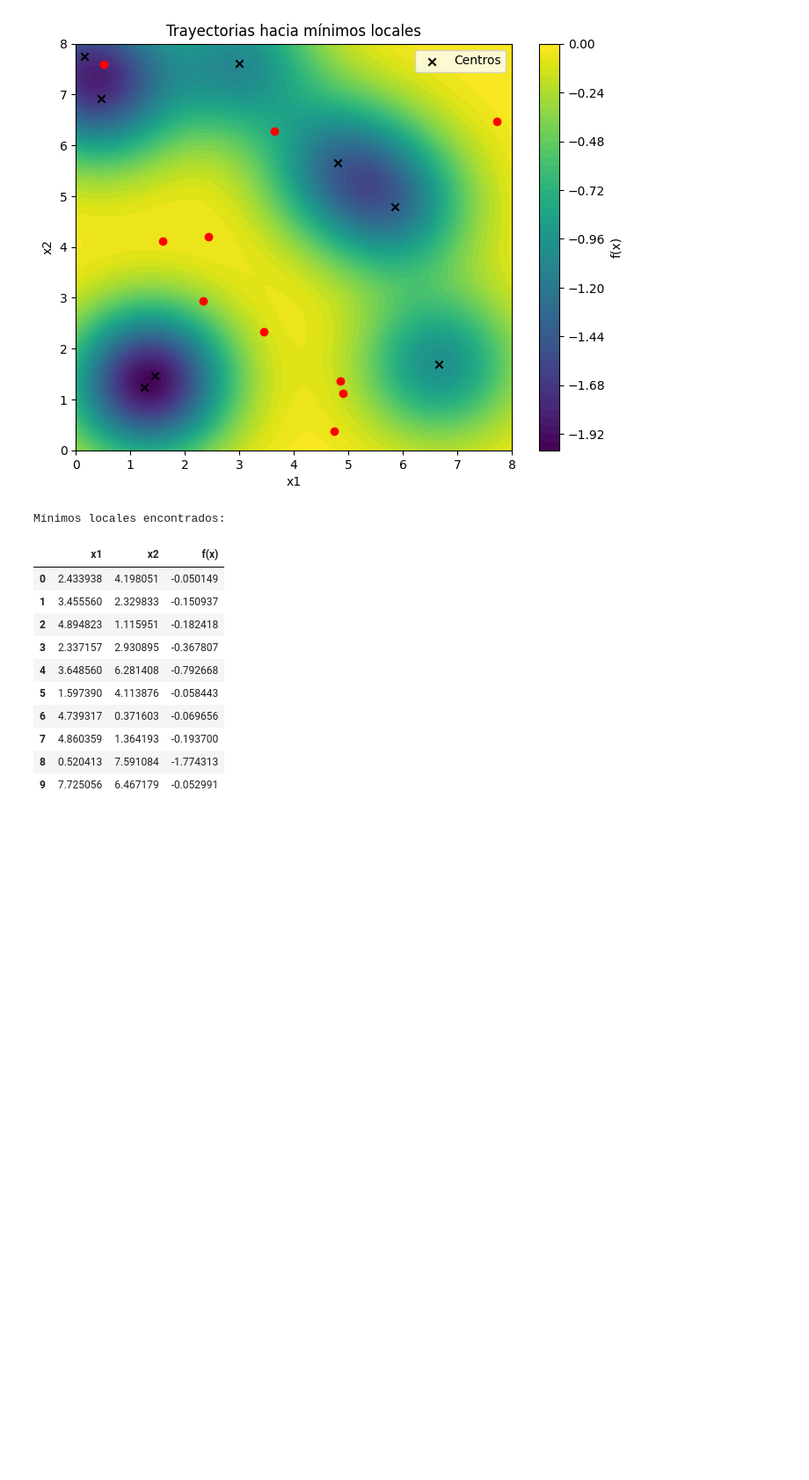
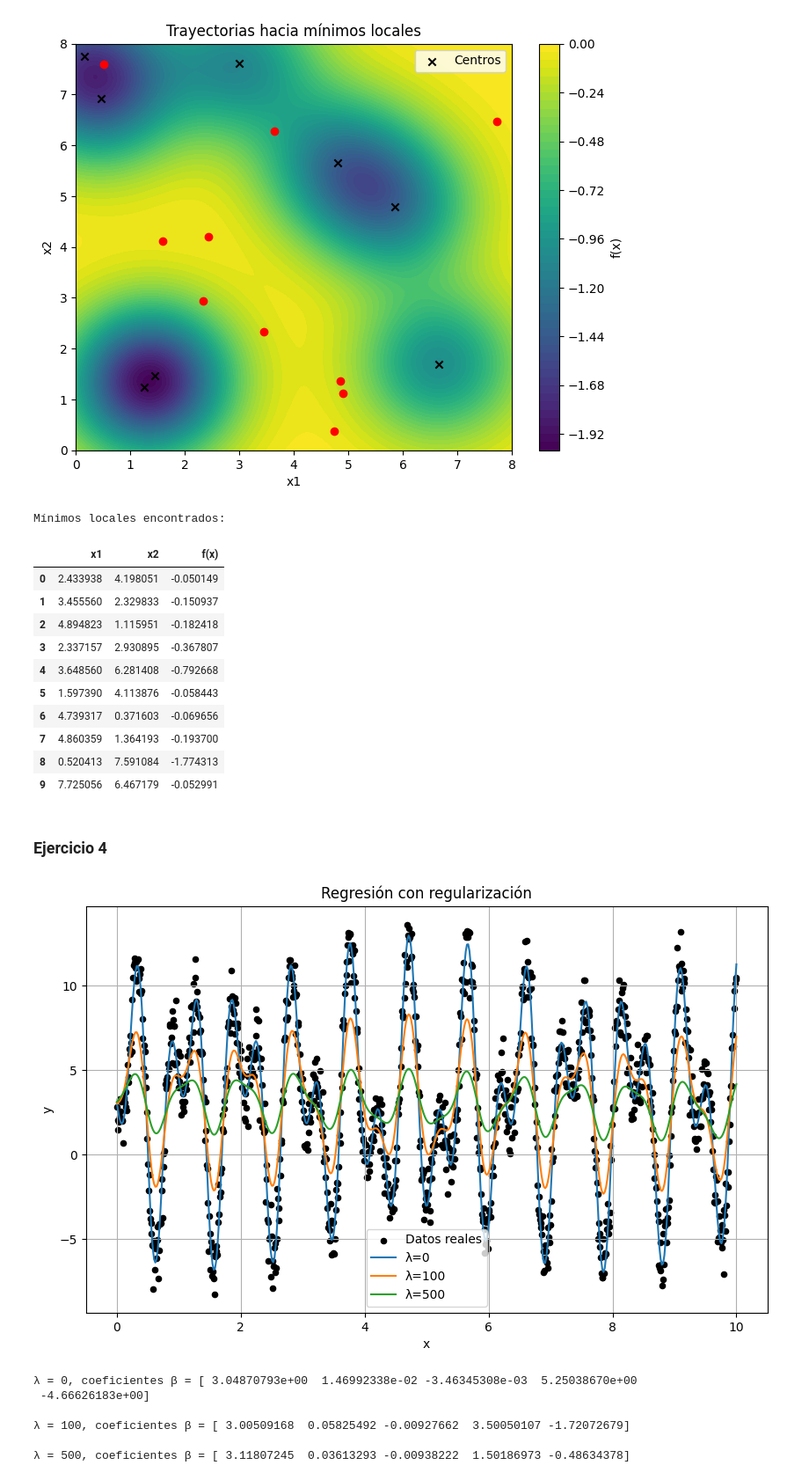
Before and after one commit to JPS4321/Lab3-MoSi, a Jupyter notebook: Lab3.ipynb, the cells around one changed output. Shown at 88% size. Cells and saved outputs as stored; diff of their text form; code cells hidden in the pictures; blank space fills up the shorter version.

Commit message:
Feat: Exercise 4 completed and added Lab3 data
Also refactored the name of exercise 5 to exercise 3

```diff
--- a/Lab3.ipynb
+++ b/Lab3.ipynb
@@ -93,3 +93,71 @@ Mínimos locales encontrados:
 | 7 | 4.860359 | 1.364193 | -0.193700 |
 | 8 | 0.520413 | 7.591084 | -1.774313 |
 | 9 | 7.725056 | 6.467179 | -0.052991 |
+# %% [markdown]
+### **Ejercicio 4**
+# %%
+import numpy as np
+import pandas as pd
+import matplotlib.pyplot as plt
+from scipy.optimize import minimize
+
+data = pd.read_csv("datos_lab3.csv")
+x = data["x"].values
+y = data["y"].values
+n = len(x)
+
+
+def modelo(beta, x):
+    """Modelo: y = b0 + b1*x + b2*x^2 + b3*sin(7x) + b4*sin(13x)"""
+    b0, b1, b2, b3, b4 = beta
+    return b0 + b1*x + b2*(x**2) + b3*np.sin(7*x) + b4*np.sin(13*x)
+
+
+def error_regularizado(beta, lam, x, y):
+
+    pred = modelo(beta, x)
+    error_datos = np.sum((pred - y)**2)
+
+
+    diff = np.diff(pred)
+    error_reg = np.sum(diff**2)
+
+    return error_datos + lam*error_reg
+
+
+lambdas = [0, 100, 500]
+resultados = {}
+
+for lam in lambdas:
+    res = minimize(error_regularizado, x0=np.zeros(5), args=(lam, x, y))
+    resultados[lam] = res.x
+
+
+plt.figure(figsize=(10,6))
+plt.scatter(x, y, color="black", s=20, label="Datos reales")
+
+x_plot = np.linspace(min(x), max(x), 500)
+
+for lam in lambdas:
+    beta_opt = resultados[lam]
+    y_pred = modelo(beta_opt, x_plot)
+    plt.plot(x_plot, y_pred, label=f"λ={lam}")
+
+plt.title("Regresión con regularización")
+plt.xlabel("x")
+plt.ylabel("y")
+plt.legend()
+plt.grid(True)
+plt.show()
+
+
+for lam, beta_opt in resultados.items():
+    print(f"\nλ = {lam}, coeficientes β = {beta_opt}")
+# %% [output]
+[figure, added]
+λ = 0, coeficientes β = [ 3.04870793e+00  1.46992338e-02 -3.46345308e-03  5.25038670e+00
+ -4.66626183e+00]
+
+λ = 100, coeficientes β = [ 3.00509168  0.05825492 -0.00927662  3.50050107 -1.72072679]
+
+λ = 500, coeficientes β = [ 3.11807245  0.03613293 -0.00938222  1.50186973 -0.48634378]
```
Also changed, not shown: 1 other file.
